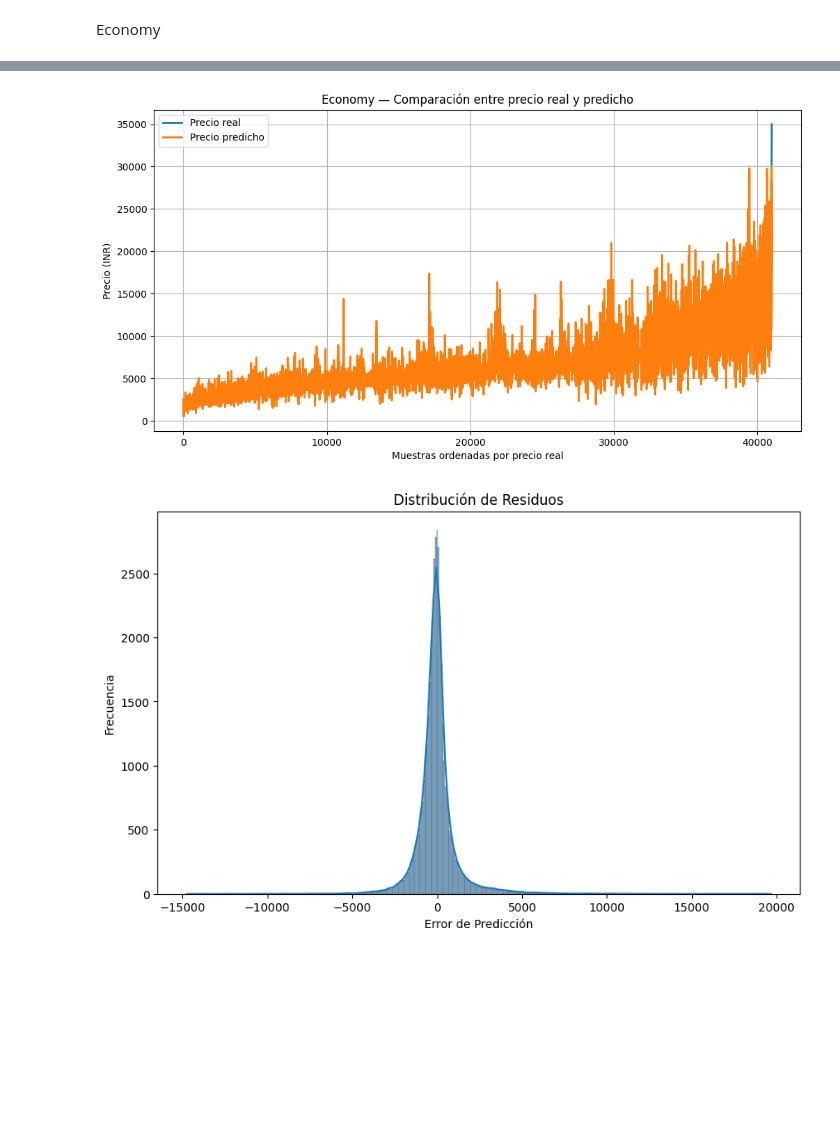
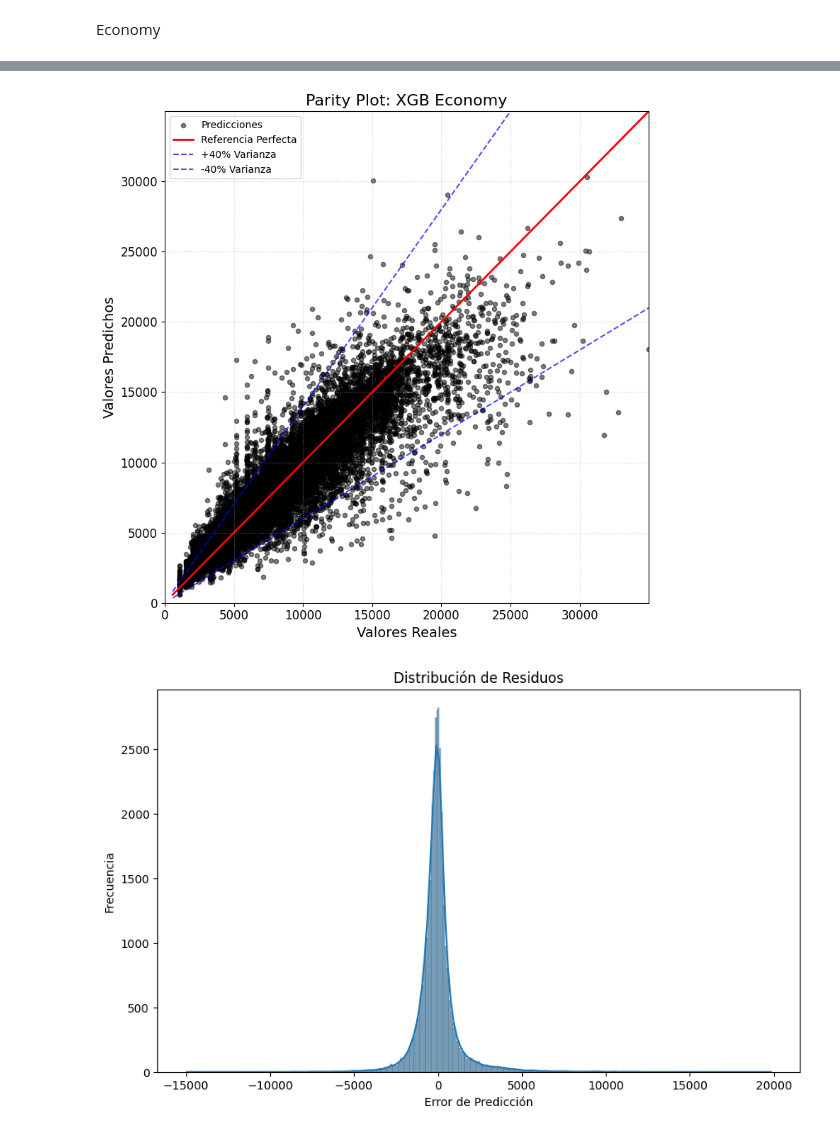
Before and after one commit to Cesar-CSP/ML_Prediccion_Precios_Vuelos, a Jupyter notebook: main_Prediccion_Precios_Vuelos_India.ipynb, the cells around one changed output, grey strips where cells are left out. Saved outputs shown, nothing was run; the diff lists cells and outputs as text; code cells hidden in the pictures; blank space fills up the shorter version.

```diff
--- a/main_Prediccion_Precios_Vuelos_India.ipynb
+++ b/main_Prediccion_Precios_Vuelos_India.ipynb
@@ -1510,2 +1510,39 @@ Visualizamos la distribución de los residuos y su dispersión.
+# %%
+def eval_test_with_parity_plot(model, X_test, y_test, name):
+    '''
+    Función para graficar los valores reales vs. los valores predichos en una regresión.
+    '''
+    # 1. Obtener predicciones
+    preds = model.predict(X_test)
+
+    # 2. Crear el Parity Plot
+    plt.figure(figsize=(8, 8))
+
+    # Scatter plot de puntos negros
+    plt.scatter(y_test, preds, c='black', alpha=0.5, s=20, label='Predicciones')
+
+    # Línea de referencia (y = x) en rojo
+    max_val = max(max(y_test), max(preds))
+    min_val = min(min(y_test), min(preds))
+    plt.plot([min_val, max_val], [min_val, max_val], color='red', lw=2, label='Referencia Perfecta')
+
+    # Líneas auxiliares (dashlines) al 10% en azul
+    # y = x * 1.1 y y = x * 0.9
+    x_range = np.linspace(min_val, max_val, 100)
+    plt.plot(x_range, x_range * 1.4, color='blue', linestyle='--', alpha=0.7, label='+40% Varianza')
+    plt.plot(x_range, x_range * 0.6, color='blue', linestyle='--', alpha=0.7, label='-40% Varianza')
+    plt.xlim(0, max_val)
+    plt.ylim(0, max_val)
+    # Configuración de tamaños de fuente
+    plt.title(f'Parity Plot: {name}', fontsize=16)
+    plt.xlabel('Valores Reales', fontsize=14)
+    plt.ylabel('Valores Predichos', fontsize=14)
+    plt.xticks(fontsize=12)
+    plt.yticks(fontsize=12)
+
+    plt.legend()
+    plt.grid(True, linestyle=':', alpha=0.6)
+    plt.tight_layout()
+    plt.show()
 # %% [markdown]
 Economy
@@ -1546,24 +1548,0 @@ plt.show()
-# %%
-import matplotlib.pyplot as plt
-import numpy as np
-
-# Valores reales y predichos (Economy)
-y_real_eco = y_eco_test.values
-y_pred_eco = best_xgb_eco.predict(X_eco_test)
-
-# Ordenamos por el valor real para que la línea sea legible
-idx = np.argsort(y_real_eco)
-y_real_sorted = y_real_eco[idx]
-y_pred_sorted = y_pred_eco[idx]
-
-plt.figure(figsize=(12,6))
-plt.plot(y_real_sorted, label="Precio real", linewidth=2)
-plt.plot(y_pred_sorted, label="Precio predicho", linewidth=2)
-plt.title("Economy — Comparación entre precio real y predicho")
-plt.xlabel("Muestras ordenadas por precio real")
-plt.ylabel("Precio (INR)")
-plt.legend()
-plt.grid(True)
-plt.show()
-# %% [output]
-[figure, removed]
@@ -1572,3 +1549,7 @@ plot_predictions_vs_actual()
+# %%
+eval_test_with_parity_plot(best_xgb_eco, X_eco_test, y_eco_test, "XGB Economy")
+# %% [output]
+[figure, added]
 # %%
 y_pred_eco = best_xgb_eco.predict(X_eco_test)
 residuos_eco = y_eco_test - y_pred_eco
```
Also changed, not shown: parts of 24 cells of this notebook.
